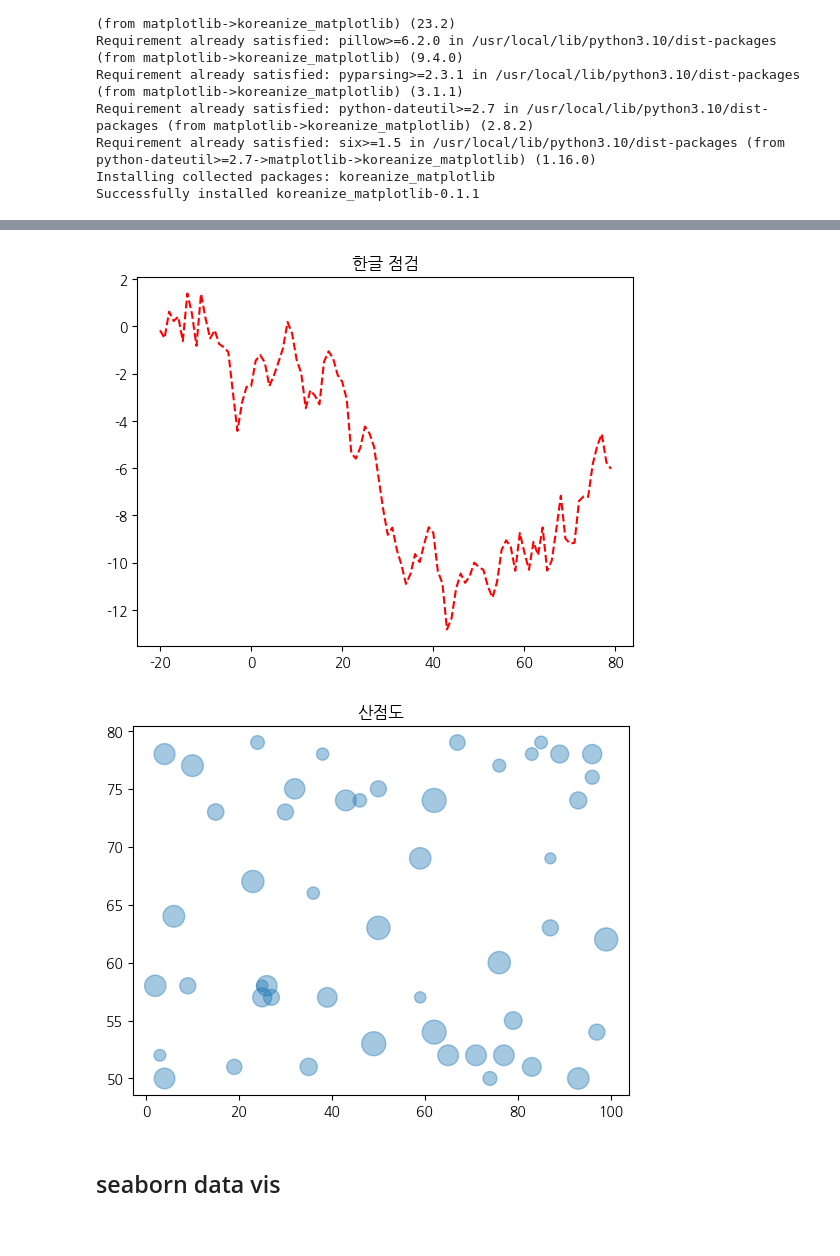
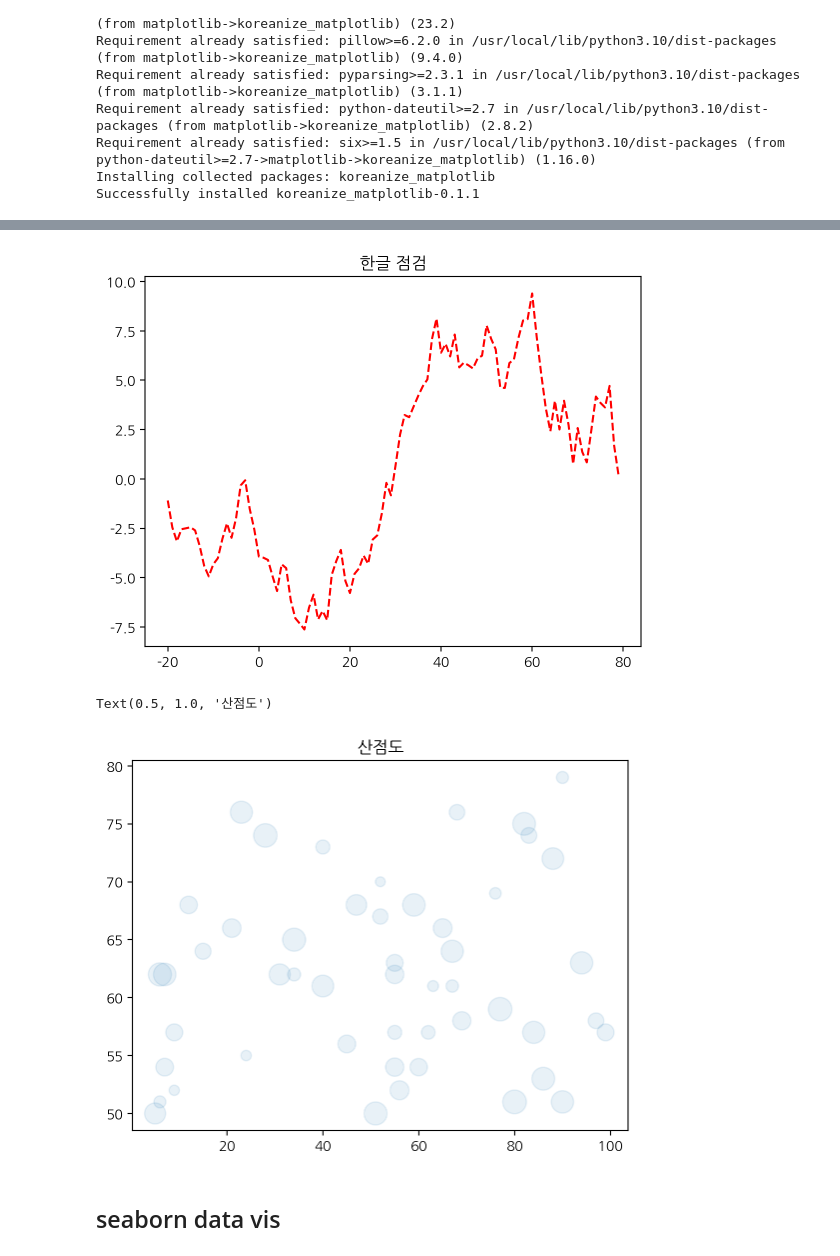
Before and after one commit to mgmg0429/2024-1-my-BDA, a Jupyter notebook: inclass/01w_0311_mon_bigdata_basic.ipynb, the cells around one changed output, grey strips where cells are left out. Saved outputs shown, nothing was run; the diff lists cells and outputs as text; code cells hidden in the pictures.

```diff
--- a/inclass/01w_0311_mon_bigdata_basic.ipynb
+++ b/inclass/01w_0311_mon_bigdata_basic.ipynb
@@ -52,3 +52,3 @@ Successfully installed koreanize_matplotlib-0.1.1
 # %%
 import matplotlib.pyplot as plt
-plt.rcParams.update({'flgure.dpl' : '100'})
+plt.rcParams.update({'figure.dpi' : '100'})
@@ -72,16 +69,17 @@ AttributeError: module 'matplotlib.pyplot' has no attribute 'titlt'
 plt.plot(range(-20, 80), np.random.randn(100).cumsum(), 'r--')
 plt.title('한글 점검');
 # %% [output]
-[figure, old version]
+[figure, new version]
 # %%
 x = np.random.randint(1, 100, 50)
 y = np.random.randint(50, 80, 50)
 s = np.random.randint(50, 300, 50)
 
-plt.scatter(x, y, s=s, alpha=.4)
-plt.title('산점도');
+plt.scatter(x, y, s=s, alpha=.1)
+plt.title('산점도')
 # %% [output]
+Text(0.5, 1.0, '산점도')
-[figure, old version]
+[figure, new version]
 # %% [markdown]
 ## seaborn data vis
 # %%
```
Also changed, not shown: parts of 10 cells of this notebook.
